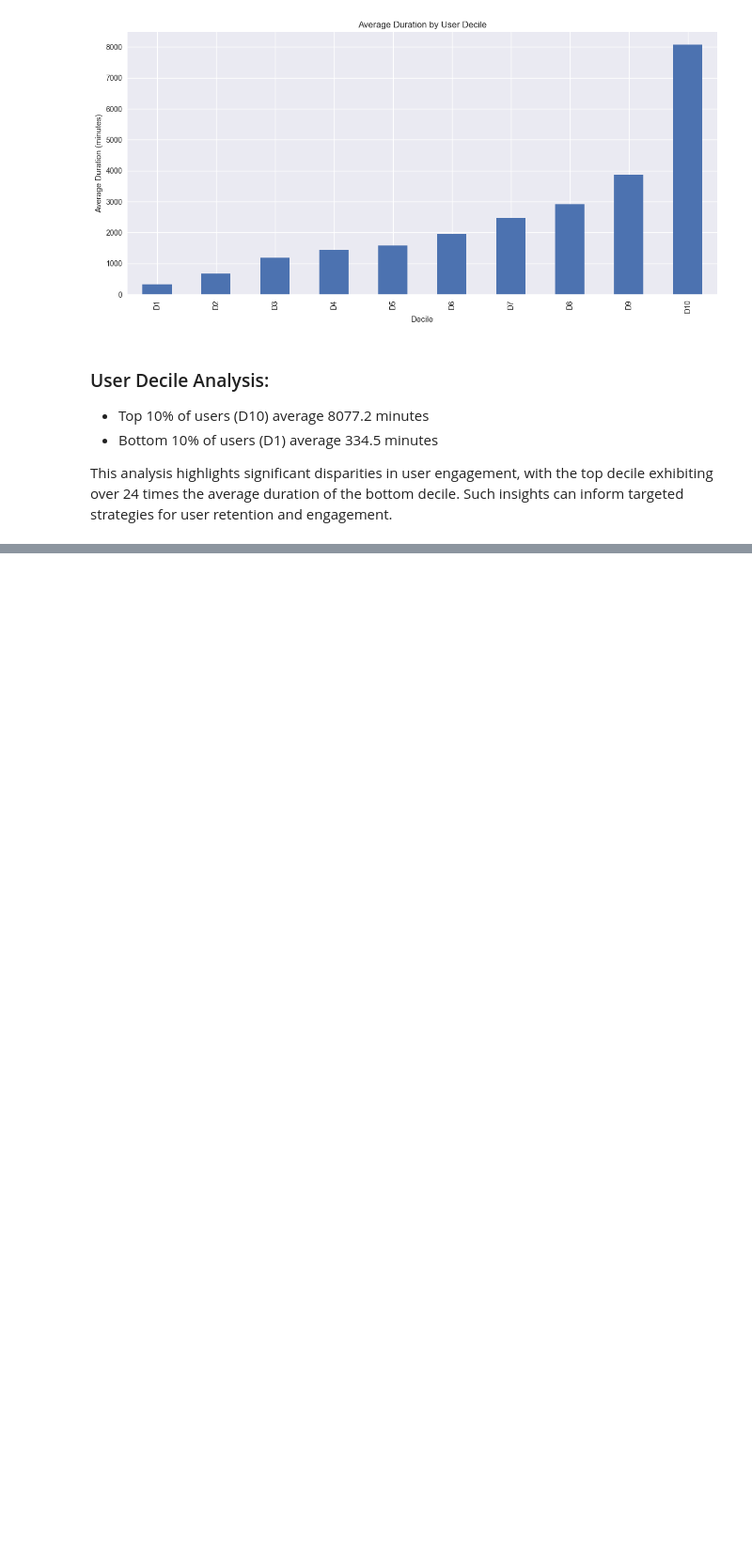
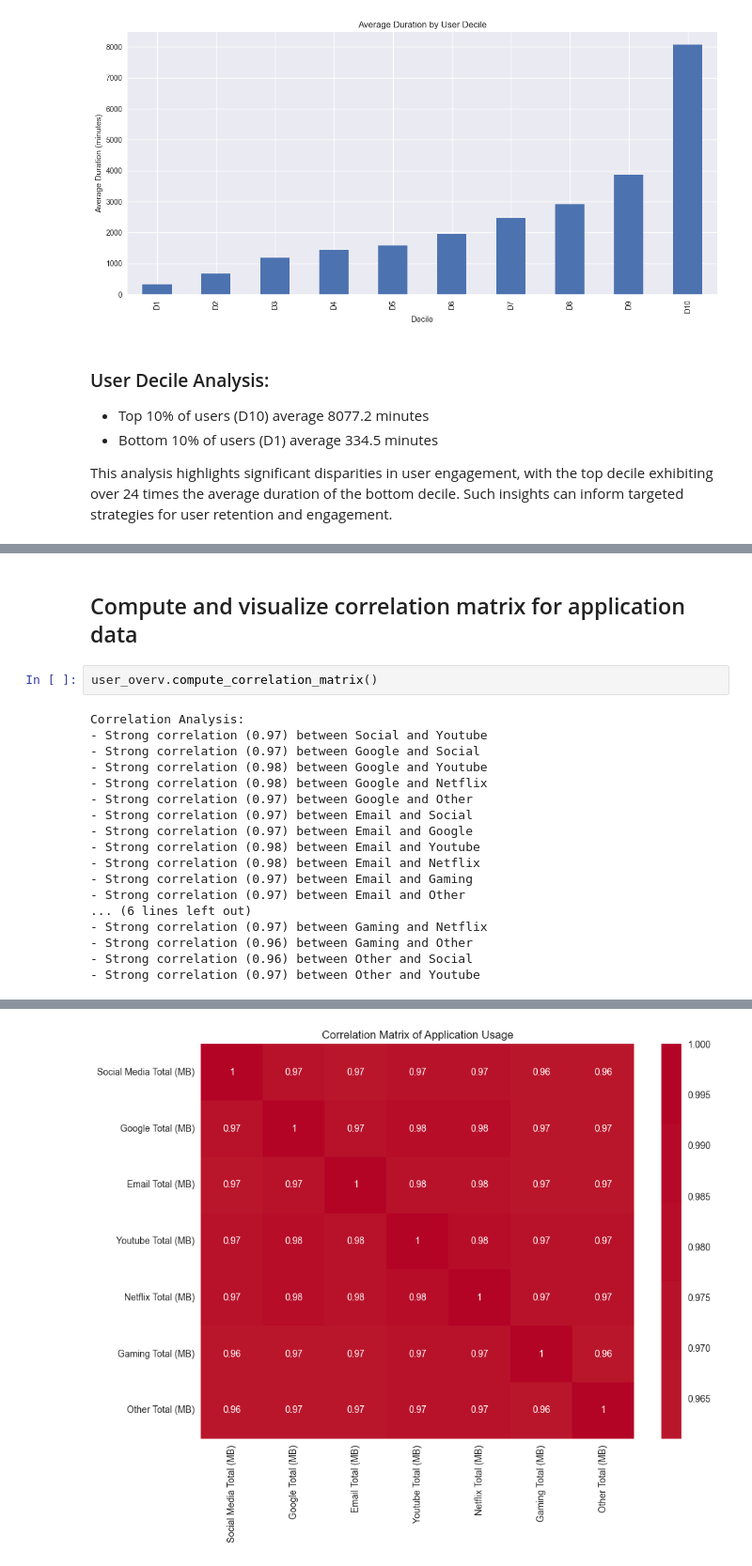
Before and after one commit to shewanek/KAIM_W2_TellCo_Growth_Analysis, a Jupyter notebook: notebooks/user_insights_analysis.ipynb, the cells around one changed output, grey strips where cells are left out. Shown: that part at 94% size. Drawn from its saved outputs; the diff is of its cells as text; blank space fills up the shorter version.

```diff
--- a/notebooks/user_insights_analysis.ipynb
+++ b/notebooks/user_insights_analysis.ipynb
@@ -353,0 +377,22 @@ User Decile Analysis:
+# %% [markdown]
+## Compute and visualize correlation matrix for application data
+# %%
+user_overv.compute_correlation_matrix()
+# %% [output]
+Correlation Analysis:
+- Strong correlation (0.97) between Social and Youtube
+- Strong correlation (0.97) between Google and Social
+- Strong correlation (0.98) between Google and Youtube
+- Strong correlation (0.98) between Google and Netflix
+- Strong correlation (0.97) between Google and Other
+- Strong correlation (0.97) between Email and Social
+- Strong correlation (0.97) between Email and Google
+- Strong correlation (0.98) between Email and Youtube
+- Strong correlation (0.98) between Email and Netflix
+- Strong correlation (0.97) between Email and Gaming
+- Strong correlation (0.97) between Email and Other
+... (6 lines left out)
+- Strong correlation (0.97) between Gaming and Netflix
+- Strong correlation (0.96) between Gaming and Other
+- Strong correlation (0.96) between Other and Social
+- Strong correlation (0.97) between Other and Youtube
@@ -353,0 +407 @@ User Decile Analysis:
+[figure, added]
```
Also changed, not shown: parts of 7 cells of this notebook, 1 other file.
